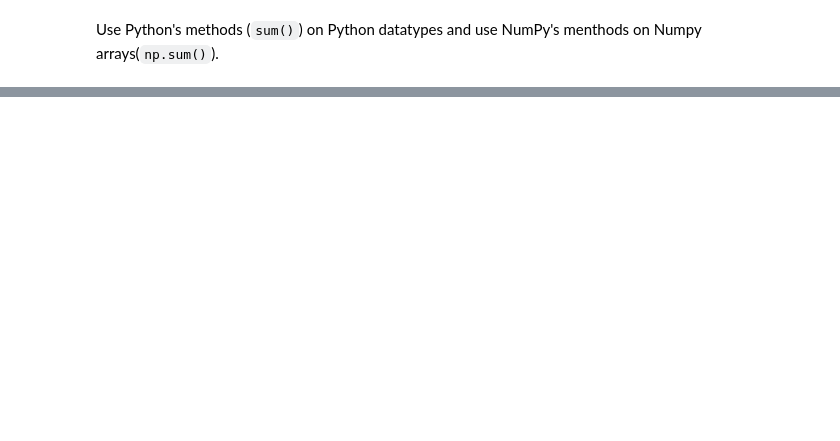
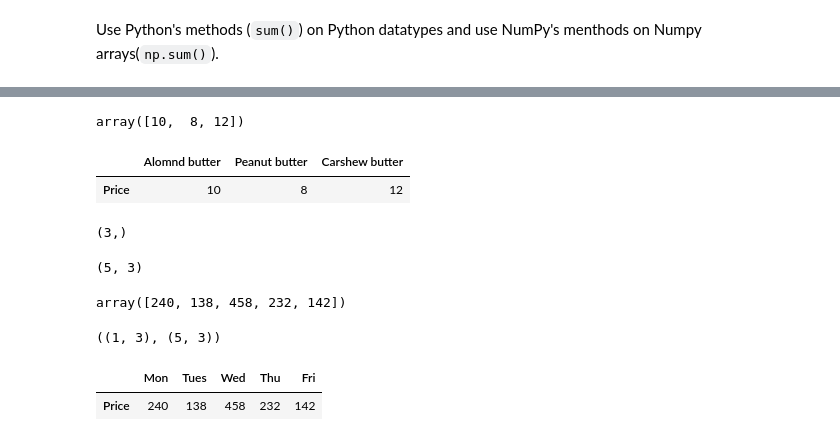
Before and after one commit to NeighborOldSheep/Python_DataScience, a Jupyter notebook: Intorudction to numpy.ipynb, the cells around one changed output, grey strips where cells are left out. Drawn from its saved outputs; the diff is of its cells as text; code cells hidden in the pictures; blank space fills up the shorter version.

```diff
--- a/Intorudction to numpy.ipynb
+++ b/Intorudction to numpy.ipynb
@@ -491,0 +599,5 @@ np.sqrt(np.var(a2))
+# %%
+np.random.seed(0)
+# Number of jars sold
+sales_amounts = np.random.randint(20, size=(5,3))
+sales_amounts
@@ -491,0 +610,5 @@ np.sqrt(np.var(a2))
+# %%
+#create weekly_sales DataFrame
+weekly_sales = pd.DataFrame(sales_amounts, index=["Mon","Tues","Wed","Thu","Fri"],
+                                            columns = ["Alomnd butter","Peanut butter", "Carshew butter"])
+weekly_sales
@@ -491,0 +622,38 @@ np.sqrt(np.var(a2))
+# %%
+#create price array
+prices = np.array([10,8,12])
+prices
+# %% [output]
+array([10,  8, 12])
+# %%
+# Create butter_prices DataFrame
+butter_prices = pd.DataFrame(prices.reshape(1,3), index=["Price"],columns = ["Alomnd butter","Peanut butter", "Carshew butter"])
+butter_prices
+# %% [output]
+|  | Alomnd butter | Peanut butter | Carshew butter |
+| Price | 10 | 8 | 12 |
+# %%
+prices.shape
+# %% [output]
+(3,)
+# %%
+sales_amounts.shape
+# %% [output]
+(5, 3)
+# %%
+# Shape aren't aligned, we need to transposed
+total_sales = prices.dot(sales_amounts.T)
+total_sales
+# %% [output]
+array([240, 138, 458, 232, 142])
+# %%
+# Create daily_sales
+butter_prices.shape, weekly_sales.shape
+# %% [output]
+((1, 3), (5, 3))
+# %%
+daily_sales = butter_prices.dot(weekly_sales.T)
+daily_sales
+# %% [output]
+|  | Mon | Tues | Wed | Thu | Fri |
+| Price | 240 | 138 | 458 | 232 | 142 |
```
Also changed, not shown: parts of 102 cells of this notebook.
